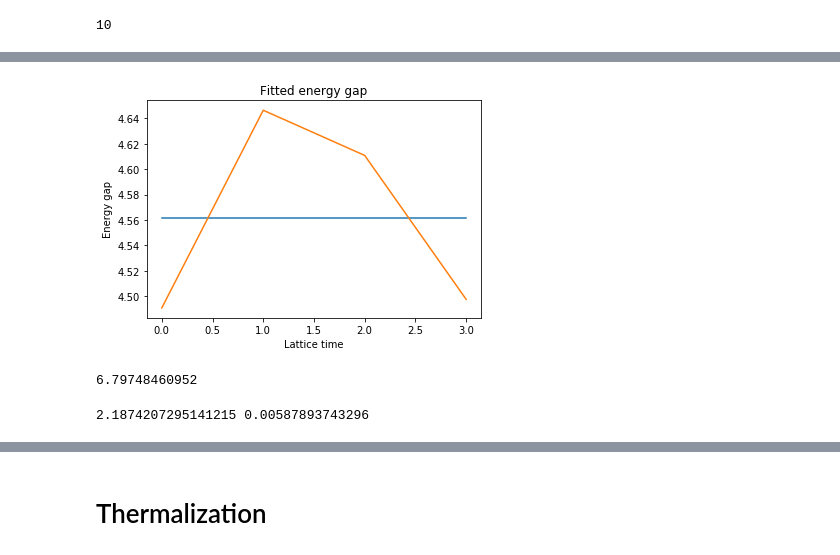
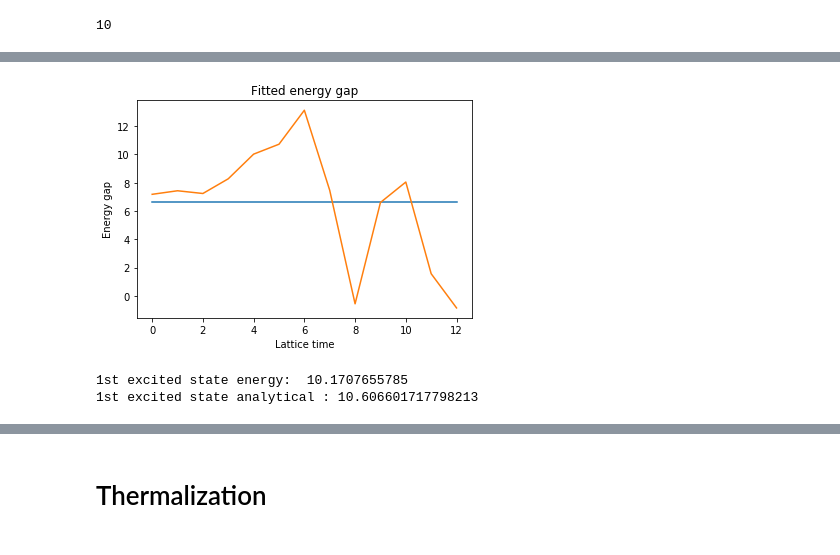
Before and after one commit to willrobs/ph353a3, a Jupyter notebook: Metropolis Algorithm.ipynb, the cells around one changed output, grey strips where cells are left out. Saved outputs shown, nothing was run; the diff lists cells and outputs as text; code cells hidden in the pictures.

```diff
--- a/Metropolis Algorithm.ipynb
+++ b/Metropolis Algorithm.ipynb
@@ -533,11 +584,11 @@ def reweighting(spring_const,mass,lattice_spacing,num_config,num_lat_points,raw_
 # %%
 mu=10 #### spring constant
 print(mu)
-m=5 #### mass
-a=0.1 #### lattice spacing
-num_iterations=20000
+m=2 #### mass
+a=0.05 #### lattice spacing
+num_iterations=50000
 lat_points=int(20/a)
-d_volume = 0.005 #### infinitesimal volume for probability density
+d_volume = 0.01 #### infinitesimal volume for probability density
 
 #niter=int(10/a)
 tniter=2000 #### Number of iterations used in running thermalization function
@@ -546,12 +597,10 @@ step=0.3 #### metropolis step
 c1=m/a
 c2=(a*(mu**2))/2
 
-ttime=500 #### thermalization time to be used in run
+ttime=1000 #### thermalization time to be used in run
 corrt = 400 #### correlation time
 num_boot_samples=20 #### number of bootstrap samples
 
-####reweighting
-mass_prime=4
-spring_const_prime=11
+sets_of_data=100 ####no. sets of data for probability distribution
 # %% [output]
 10
@@ -585,28 +634,27 @@ datai=excite(num_iterations,lat_points,results[2],a,m,mu) ##num_configurations,n
 # %%
 lat_time=datai[0]
 effe=datai[1]
 mass=m
 
-plateau=8
+plateau=13
 effe=effe[0:plateau]
 lat_time=lat_time[0:plateau]
 popt, pcov = curve_fit(constant, lat_time, effe)
 
 plt.figure(4)
 plt.xlabel('Lattice time')
 plt.ylabel('Energy gap')
 plt.title('Fitted energy gap')
 yaxis=0*np.arange(len(lat_time))
 yaxis=yaxis+popt[0]
 plt.plot(lat_time, yaxis)
 plt.plot(lat_time, effe)
 plt.show()
 
-print((mu**2/(4*mass))**0.5 + popt[0])
+print('1st excited state energy: ',(mu**2/(4*mass))**0.5 + popt[0])
+
+print('1st excited state analytical :',((9*mu**2)/(4*mass))**0.5)
 # %% [output]
-[figure, old version]
+[figure, new version]
-6.79748460952
+1st excited state energy:  10.1707655785
+1st excited state analytical : 10.606601717798213
-# %%
-bootstrap(mu,m,a,num_iterations,lat_points,num_boot_samples) ##spring_const,mass,lattice_spacing,num_config,num_lat_points,num_boot_samples
-# %% [output]
-2.1874207295141215 0.00587893743296
```
Also changed, not shown: parts of 13 cells of this notebook.
